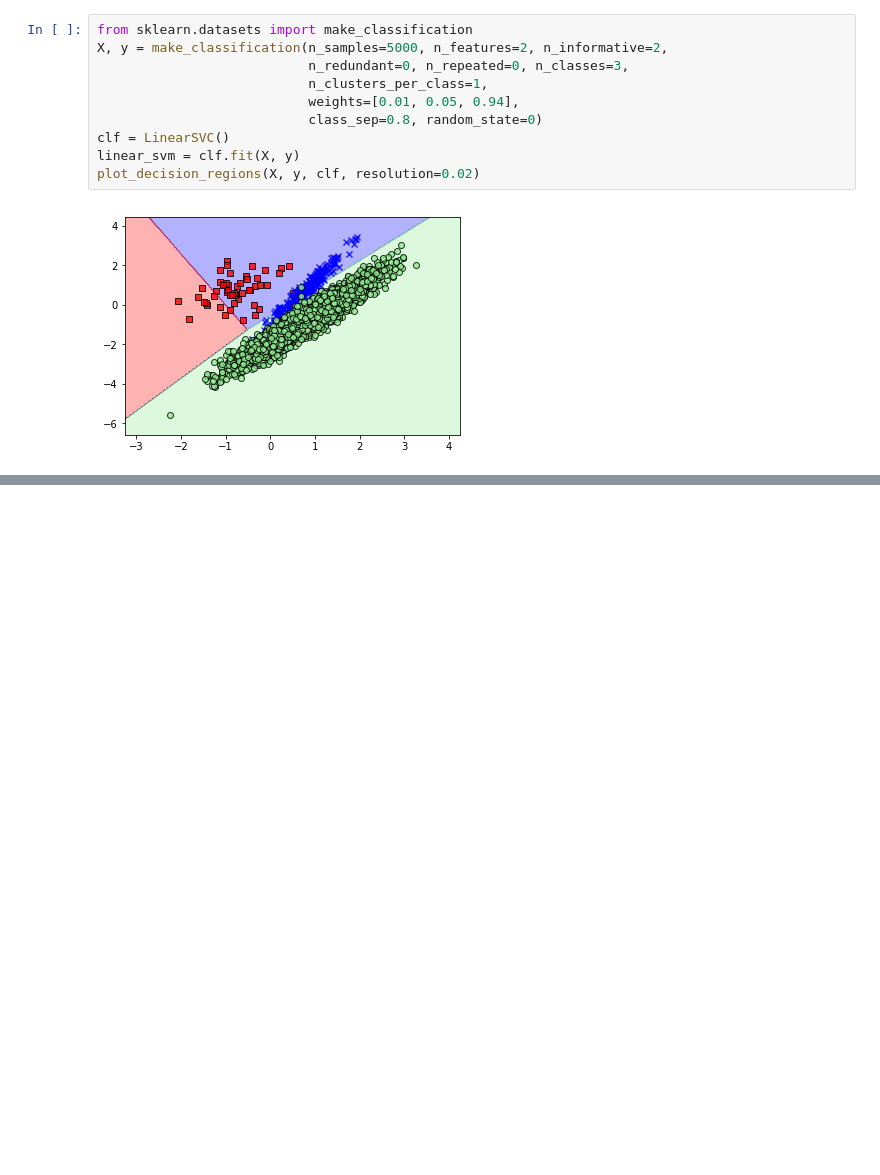
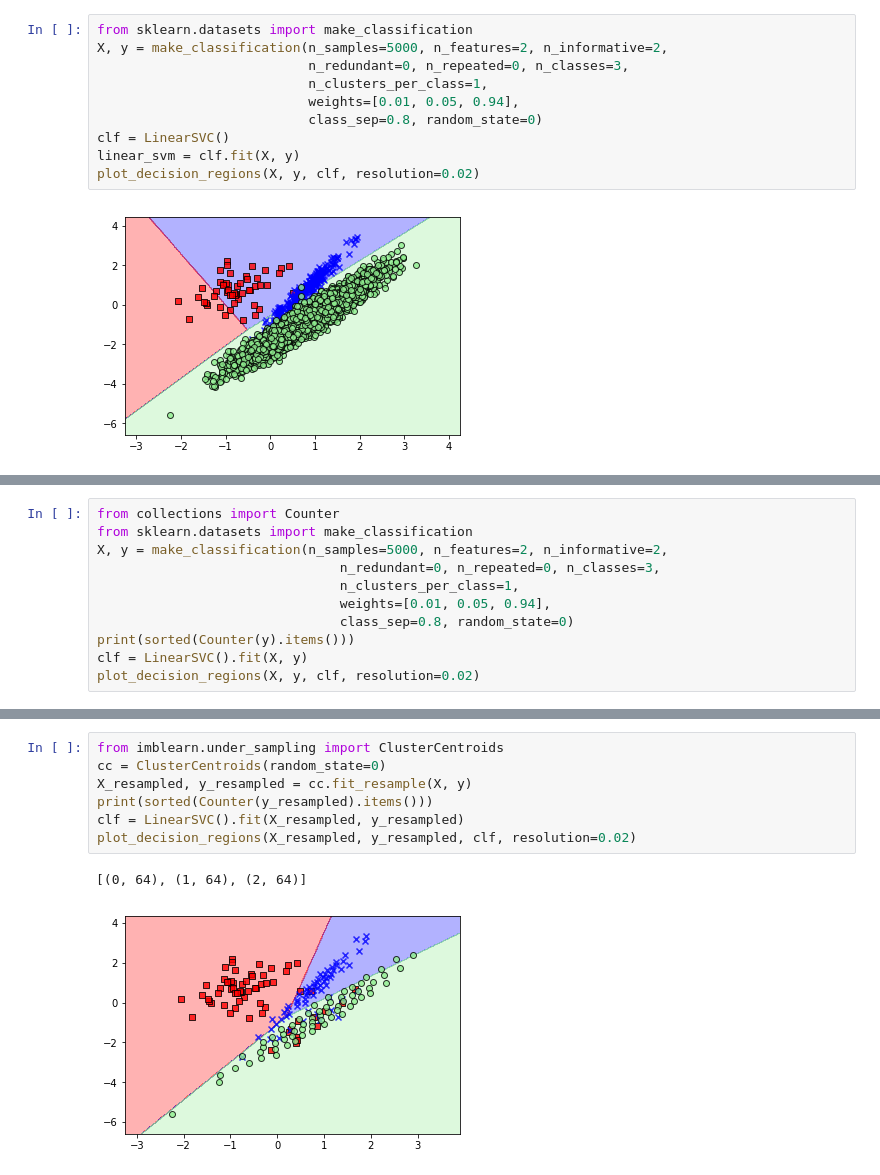
Before and after one commit to pea-sys/Til, a Jupyter notebook: ImbalancedLearnPractice.ipynb, the cells around one changed output, grey strips where cells are left out. Drawn from its saved outputs; the diff is of its cells as text; blank space fills up the shorter version.

```diff
--- a/ImbalancedLearnPractice.ipynb
+++ b/ImbalancedLearnPractice.ipynb
@@ -116,0 +210,11 @@ plot_decision_regions(X_resampled, y_resampled, clf, resolution=0.02)
+# %%
+from collections import Counter
+from sklearn.datasets import make_classification
+X, y = make_classification(n_samples=5000, n_features=2, n_informative=2,
+                               n_redundant=0, n_repeated=0, n_classes=3,
+                               n_clusters_per_class=1,
+                               weights=[0.01, 0.05, 0.94],
+                               class_sep=0.8, random_state=0)
+print(sorted(Counter(y).items()))
+clf = LinearSVC().fit(X, y)
+plot_decision_regions(X, y, clf, resolution=0.02)
@@ -116,0 +224,10 @@ plot_decision_regions(X_resampled, y_resampled, clf, resolution=0.02)
+# %%
+from imblearn.under_sampling import ClusterCentroids
+cc = ClusterCentroids(random_state=0)
+X_resampled, y_resampled = cc.fit_resample(X, y)
+print(sorted(Counter(y_resampled).items()))
+clf = LinearSVC().fit(X_resampled, y_resampled)
+plot_decision_regions(X_resampled, y_resampled, clf, resolution=0.02)
+# %% [output]
+[(0, 64), (1, 64), (2, 64)]
+[figure, added]
```
Also changed, not shown: parts of 34 cells of this notebook.
